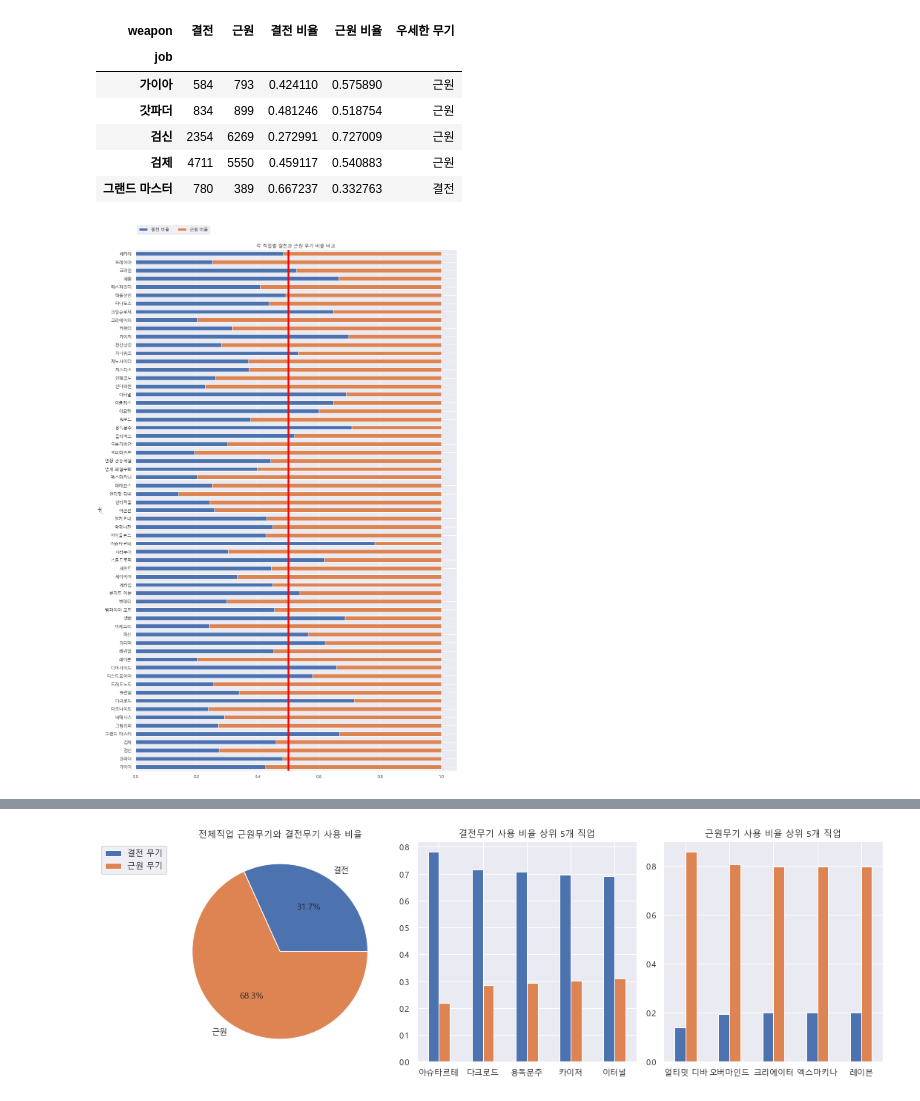
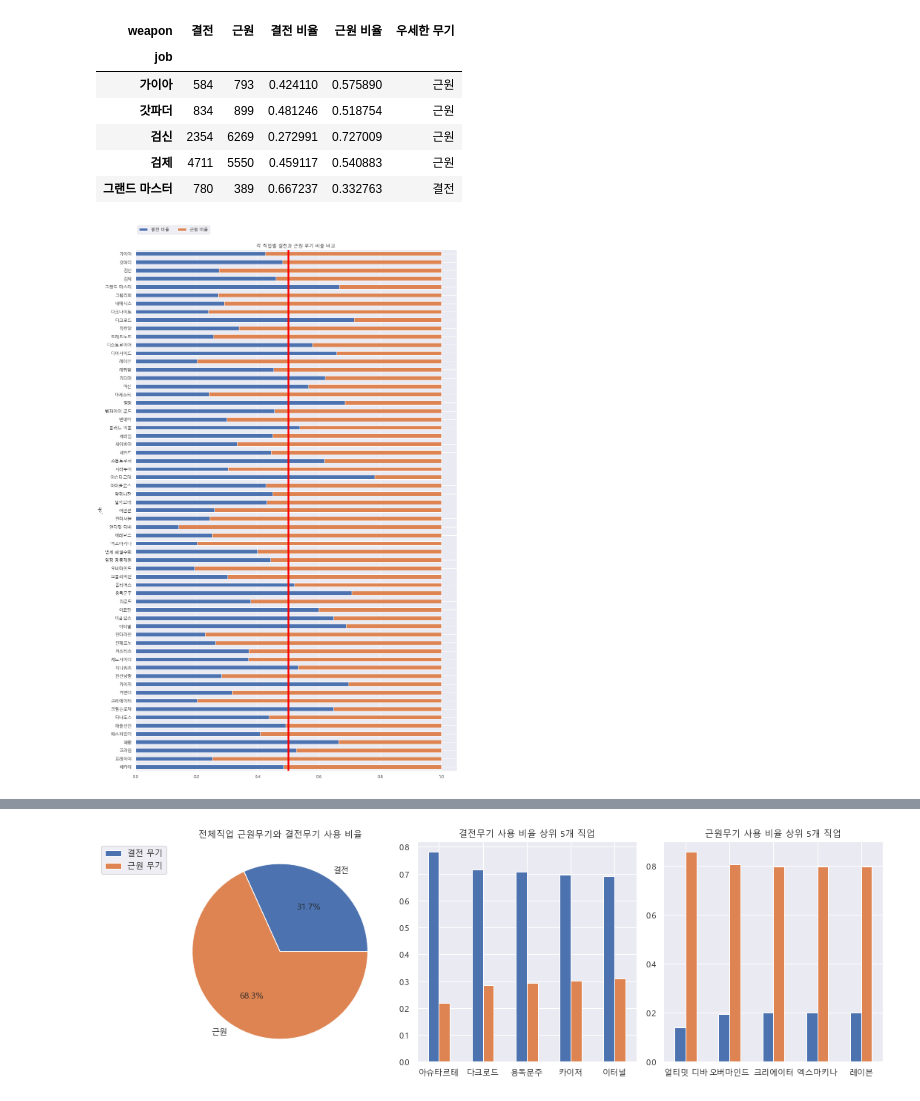
Before and after one commit to sda96/DNF_Analysis, a Jupyter notebook: notebook/DF_fetch_comment/problem_mining.ipynb, the cells around one changed output, grey strips where cells are left out. Saved outputs shown, nothing was run; the diff lists cells and outputs as text; code cells hidden in the pictures.

```diff
--- a/notebook/DF_fetch_comment/problem_mining.ipynb
+++ b/notebook/DF_fetch_comment/problem_mining.ipynb
@@ -391,6 +456,8 @@ for title, comment in filter_0420[["title", "comment"]].values:
 # %%
-weapon_105 = pd.read_csv("./20220426_weapon_count.csv")
+weapon_105 = pd.read_csv("../data/20220426_weapon_count.csv")
 tmp = []
+
+# 결전 무기, 근원 무기를 구분하는 새로운 칼럼을 만듭니다.
 for name in weapon_105["weapon_name"]:
     if "결전의" in name:
         tmp += ["결전 무기"]
@@ -402,10 +469,12 @@ result.index = weapon_105["new_name"] + " " + weapon_105["job"]
 result = pd.DataFrame(result.sum(level=0))
 result = result.reset_index()
 
+# 인덱스를 전직으로 하는 새로운 데이터프레임을 만듭니다.
 result["job"] = result["index"].apply(lambda x : " ".join(x.split()[2:]))
 result["weapon"] = result["index"].apply(lambda x : x.split()[0])
 result = result.pivot_table(index="job", values="weapon_count", columns="weapon")
 
+# 각 전직별 결전무기 비율과 근원무기 비율를 의미하는 새로운 칼럼을 만듭니다.
 result["결전 비율"] = result["결전"] / (result["결전"] + result["근원"] )
 result["근원 비율"] = result["근원"] / (result["결전"] + result["근원"] )
 result["우세한 무기"] = np.where(result["결전"] > result["근원"], "결전", "근원")
@@ -419,10 +488,14 @@ result.head()
 | 검제 | 4711 | 5550 | 0.459117 | 0.540883 | 근원 |
 | 그랜드 마스터 | 780 | 389 | 0.667237 | 0.332763 | 결전 |
 # %%
-result[["결전 비율", "근원 비율"]].plot(kind="barh", stacked=True, figsize = (15, 25))
+# 전직별 사용하는 무기의 비율을 막대그래프로 표현합니다.
+weapon_ratio = result[["결전 비율", "근원 비율"]].sort_index(ascending=False)
+weapon_ratio.plot(kind="barh", stacked=True, figsize = (15, 25))
+
+# 0.5를 의미하는 빨간색 선을 추가로 그립니다.
 plt.axvline(x=0.5, c = "red", linewidth=5)
 plt.legend(loc = "upper left", ncol = 2, bbox_to_anchor=(0, 1.05))
 plt.title("각 직업별 결전과 근원 무기 비율 비교")
 plt.show()
 # %% [output]
-[figure, old version]
+[figure, new version]
```
Also changed, not shown: parts of 58 cells of this notebook, 13 other files.
